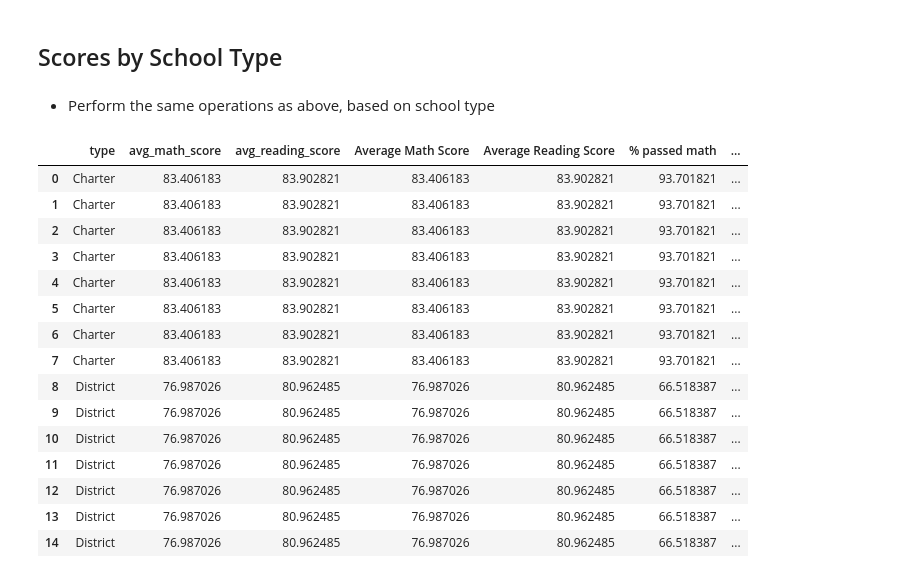
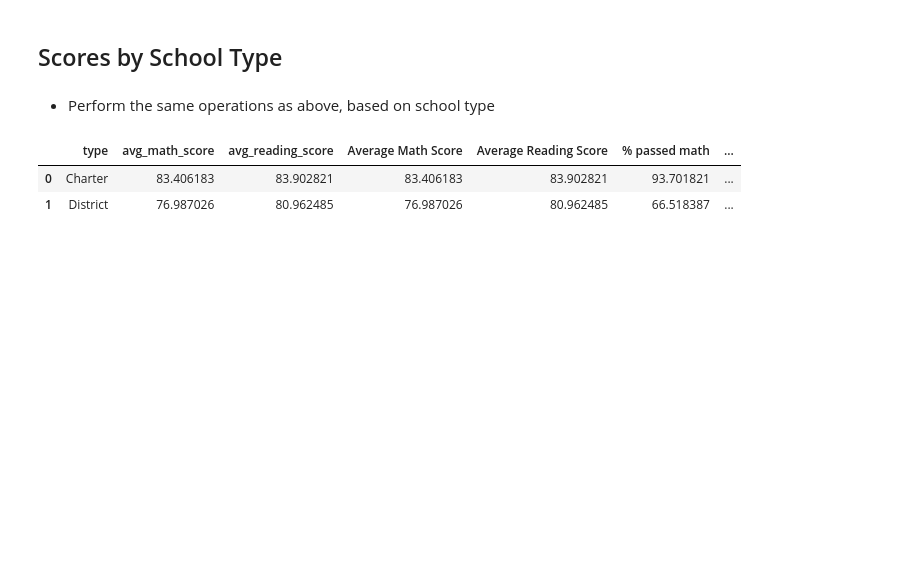
Before and after one commit to MarkusShipley/pandas_challenge, a Jupyter notebook: PyCitySchools.ipynb, the cells around one changed output. Saved outputs shown, nothing was run; the diff lists cells and outputs as text; code cells hidden in the pictures; blank space fills up the shorter version.

Commit message:
Update last section - only 2 left

```diff
--- a/PyCitySchools.ipynb
+++ b/PyCitySchools.ipynb
@@ -350,37 +350,24 @@ reading_scores_grade_school
 # %%
 school_summary=school_data_complete.groupby(['type']).agg(
     num_stud=('Student ID','count'),
     avg_math_score=('math_score','mean'),
     avg_reading_score=('reading_score','mean'),
     total_passed_math=('passed_math', 'sum'),
     total_passed_reading=('passed_reading', 'sum'),
     total_passed_both=('passed_both', 'sum')
 ).reset_index()
 
-school_summary=school_summary.merge(school_data[['type']],how='left',on=['type'])
+#school_summary=school_summary.merge(school_data[['type']],how='left',on=['type'])
 school_summary['Average Math Score']=school_summary['avg_math_score']
 school_summary['Average Reading Score']=school_summary['avg_reading_score']
 school_summary['% passed math']=school_summary['total_passed_math']/school_summary['num_stud']*100
 school_summary['% passed reading']=school_summary['total_passed_reading']/school_summary['num_stud']*100
 school_summary['% passed both']=school_summary['total_passed_both']/school_summary['num_stud']*100
 
 school_summary = school_summary.drop(columns=['num_stud','total_passed_math', 'total_passed_reading', 'total_passed_both'])
 
 display(school_summary)
 # %% [output]
 |  | type | avg_math_score | avg_reading_score | Average Math Score | Average Reading Score | % passed math | ... |
 | 0 | Charter | 83.406183 | 83.902821 | 83.406183 | 83.902821 | 93.701821 | ... |
-| 1 | Charter | 83.406183 | 83.902821 | 83.406183 | 83.902821 | 93.701821 | ... |
-| 2 | Charter | 83.406183 | 83.902821 | 83.406183 | 83.902821 | 93.701821 | ... |
-| 3 | Charter | 83.406183 | 83.902821 | 83.406183 | 83.902821 | 93.701821 | ... |
-| 4 | Charter | 83.406183 | 83.902821 | 83.406183 | 83.902821 | 93.701821 | ... |
-| 5 | Charter | 83.406183 | 83.902821 | 83.406183 | 83.902821 | 93.701821 | ... |
-| 6 | Charter | 83.406183 | 83.902821 | 83.406183 | 83.902821 | 93.701821 | ... |
-| 7 | Charter | 83.406183 | 83.902821 | 83.406183 | 83.902821 | 93.701821 | ... |
-| 8 | District | 76.987026 | 80.962485 | 76.987026 | 80.962485 | 66.518387 | ... |
-| 9 | District | 76.987026 | 80.962485 | 76.987026 | 80.962485 | 66.518387 | ... |
-| 10 | District | 76.987026 | 80.962485 | 76.987026 | 80.962485 | 66.518387 | ... |
-| 11 | District | 76.987026 | 80.962485 | 76.987026 | 80.962485 | 66.518387 | ... |
-| 12 | District | 76.987026 | 80.962485 | 76.987026 | 80.962485 | 66.518387 | ... |
-| 13 | District | 76.987026 | 80.962485 | 76.987026 | 80.962485 | 66.518387 | ... |
-| 14 | District | 76.987026 | 80.962485 | 76.987026 | 80.962485 | 66.518387 | ... |
+| 1 | District | 76.987026 | 80.962485 | 76.987026 | 80.962485 | 66.518387 | ... |
```
